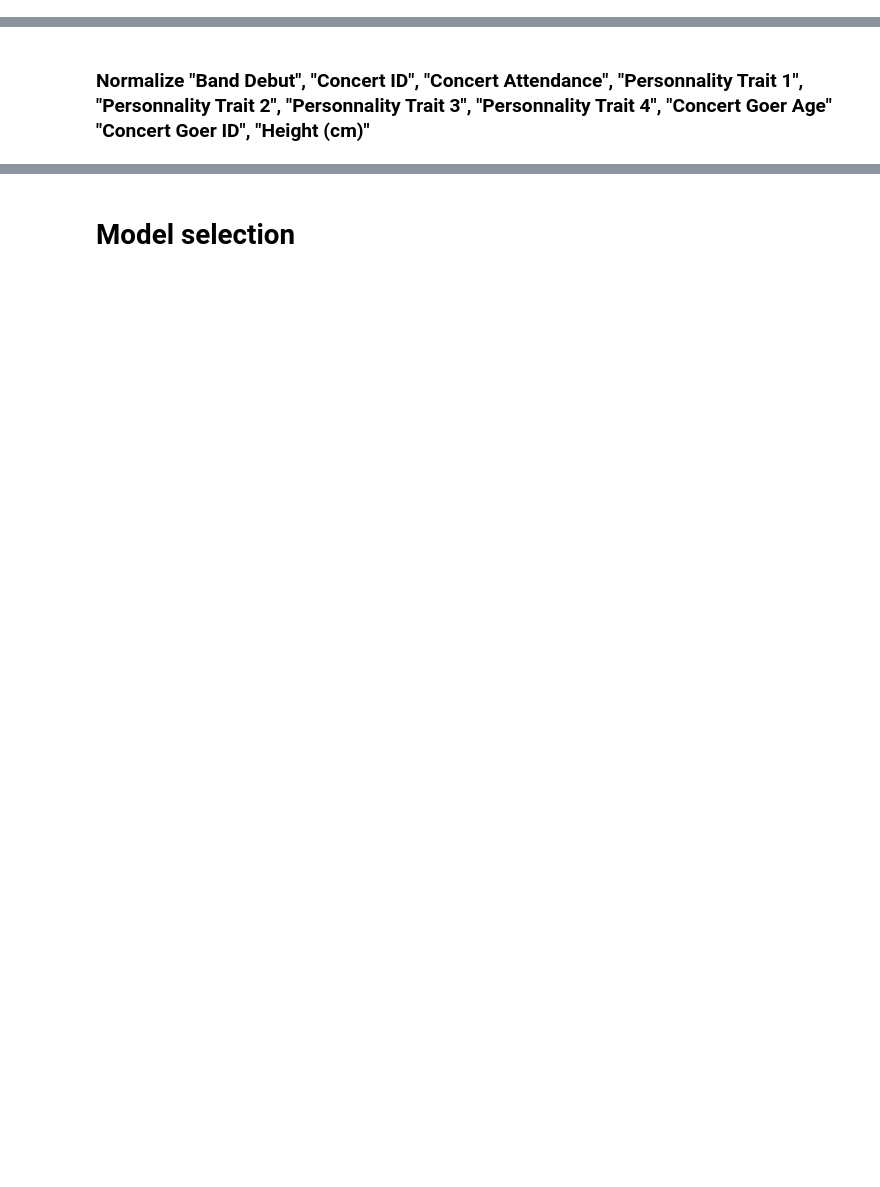
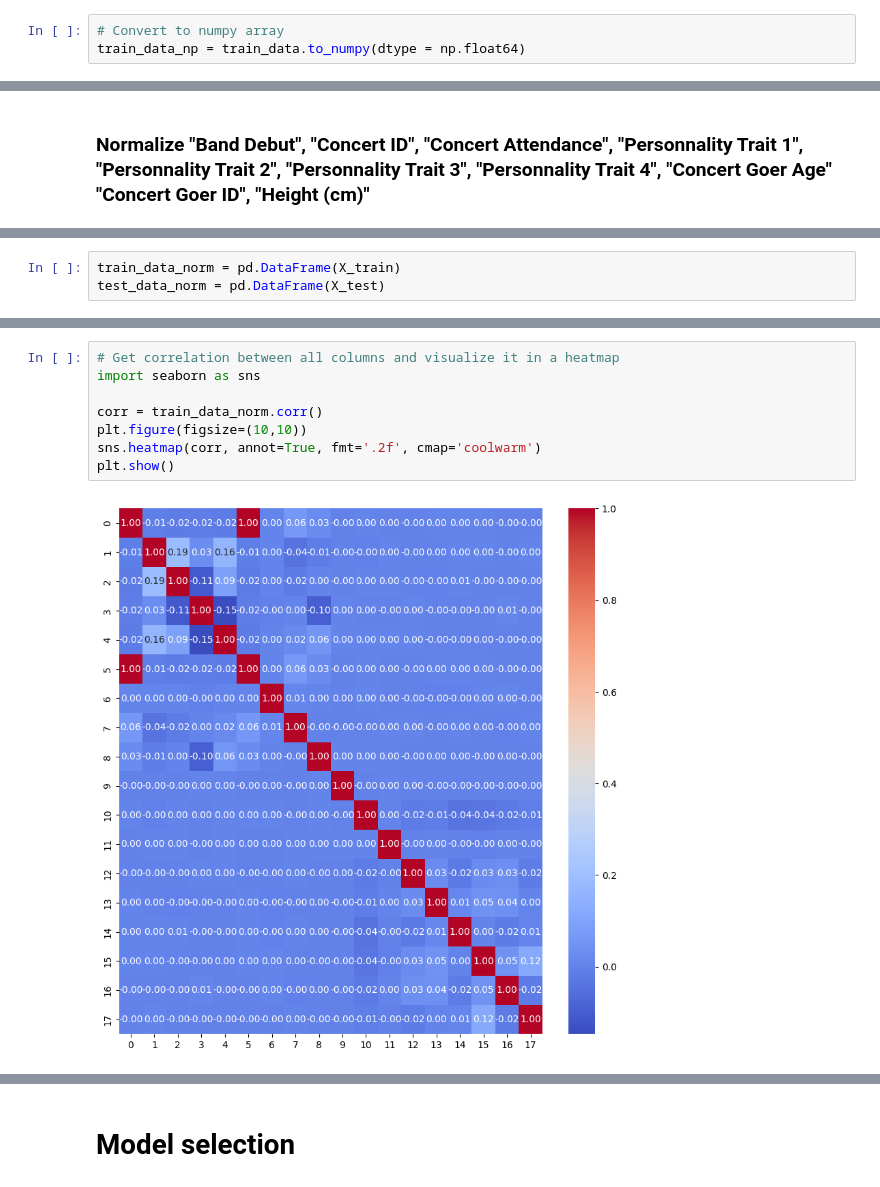
Before and after one commit to shahrohman/inf8245e_kaggle, a Jupyter notebook: ML_kaggle.ipynb, the cells around one changed output, grey strips where cells are left out. Drawn from its saved outputs; the diff is of its cells as text; blank space fills up the shorter version.

```diff
--- a/ML_kaggle.ipynb
+++ b/ML_kaggle.ipynb
@@ -298,0 +321,3 @@ train_data.describe()
+# %%
+# Convert to numpy array
+train_data_np = train_data.to_numpy(dtype = np.float64)
@@ -357,0 +365,3 @@ print(max(L))
+# %%
+train_data_norm = pd.DataFrame(X_train)
+test_data_norm = pd.DataFrame(X_test)
@@ -357,0 +388,10 @@ print(max(L))
+# %%
+# Get correlation between all columns and visualize it in a heatmap
+import seaborn as sns
+
+corr = train_data_norm.corr()
+plt.figure(figsize=(10,10))
+sns.heatmap(corr, annot=True, fmt='.2f', cmap='coolwarm')
+plt.show()
+# %% [output]
+[figure, added]
```
Also changed, not shown: parts of 100 cells of this notebook, 1 other file.
